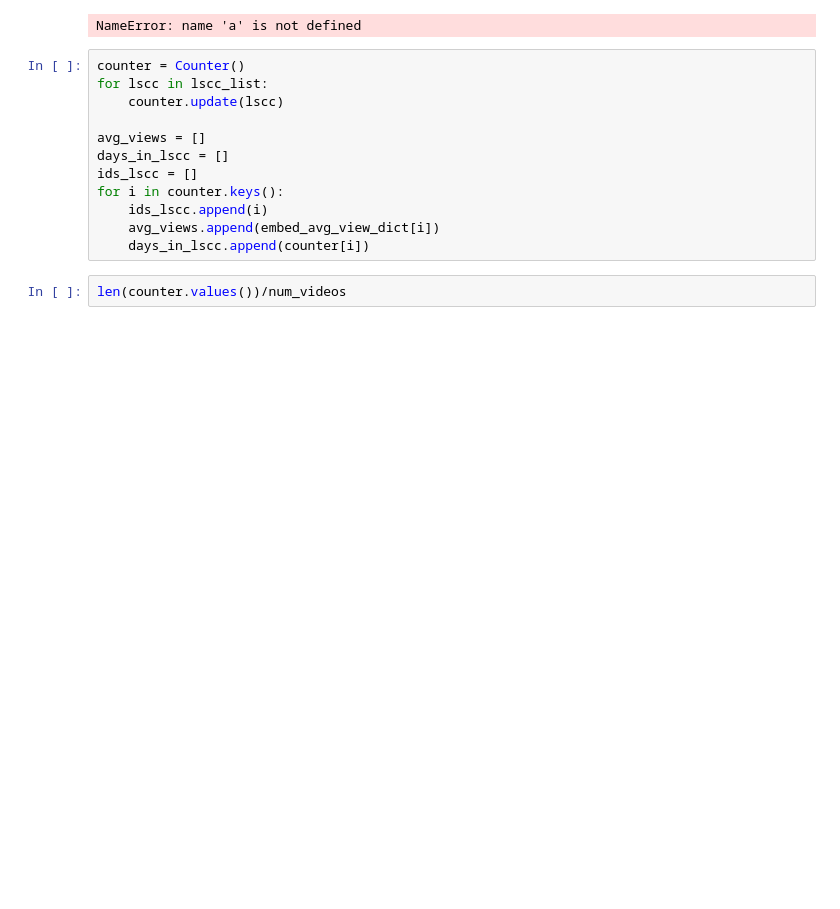
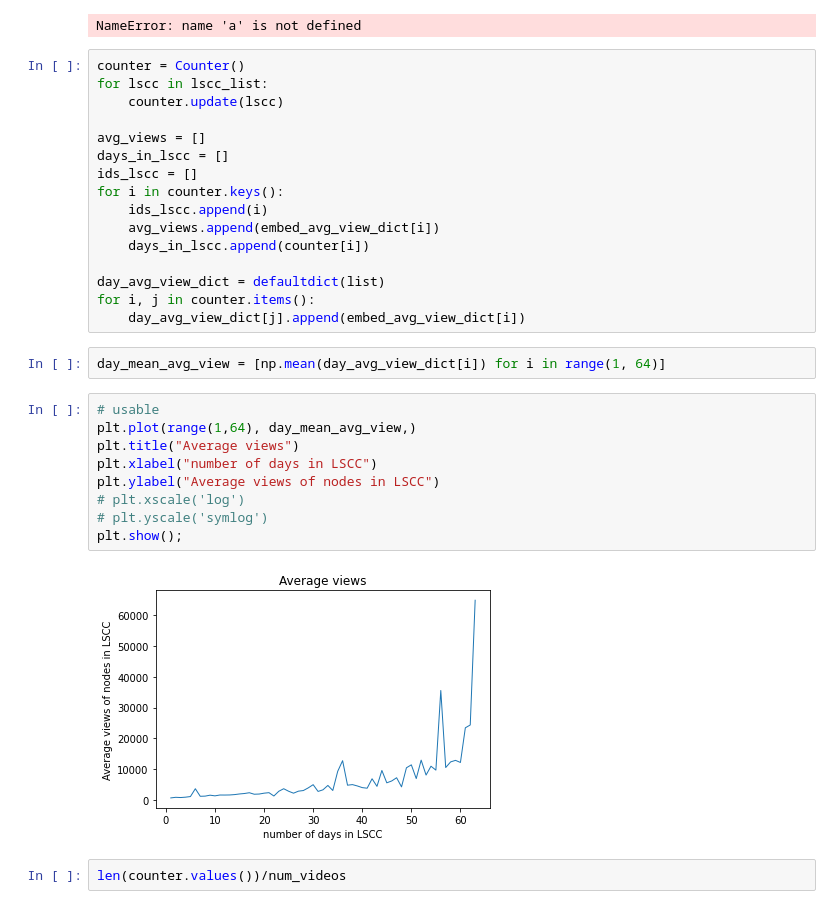
Before and after one commit to yutian-zhao/networked-popularity, a Jupyter notebook: video_network_basics.ipynb, the cells around one changed output. Cells and saved outputs as stored; diff of their text form; blank space fills up the shorter version.

```diff
--- a/video_network_basics.ipynb
+++ b/video_network_basics.ipynb
@@ -315,6 +317,23 @@ for i in counter.keys():
     ids_lscc.append(i)
     avg_views.append(embed_avg_view_dict[i])
     days_in_lscc.append(counter[i])
+
+day_avg_view_dict = defaultdict(list)
+for i, j in counter.items():
+    day_avg_view_dict[j].append(embed_avg_view_dict[i])
+# %%
+day_mean_avg_view = [np.mean(day_avg_view_dict[i]) for i in range(1, 64)]
+# %%
+# usable
+plt.plot(range(1,64), day_mean_avg_view,)
+plt.title("Average views")
+plt.xlabel("number of days in LSCC")
+plt.ylabel("Average views of nodes in LSCC")
+# plt.xscale('log')
+# plt.yscale('symlog')
+plt.show();
+# %% [output]
+[figure, added]
 # %%
 len(counter.values())/num_videos
 # %% [output]
```
Also changed, not shown: parts of 4 cells of this notebook, 7 other files.
